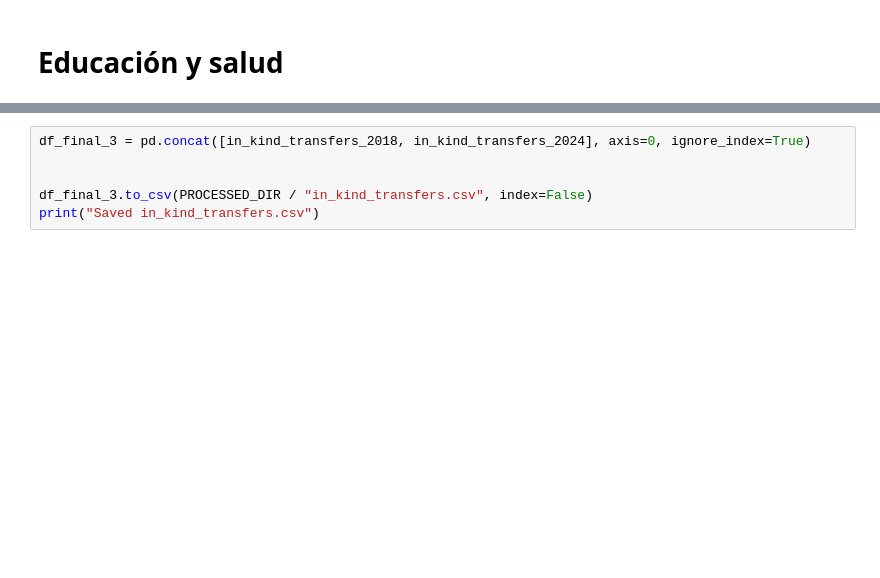
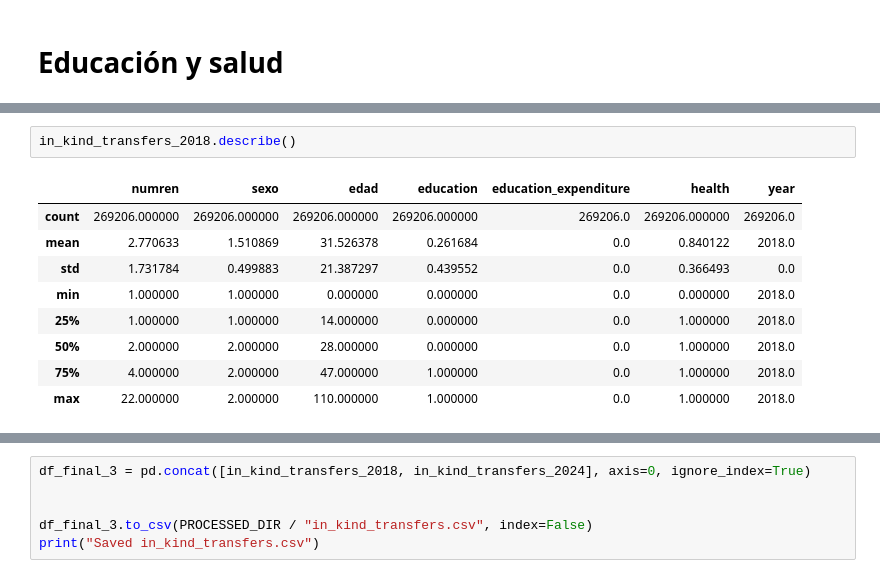
Before and after one commit to JesusSanchezM/3.-Mapping-the-Fiscal-Burden, a Jupyter notebook: fiscal_incidence_project/notebooks/02_post_fiscal_final_income.ipynb, the cells around one changed output, grey strips where cells are left out. Drawn from its saved outputs; the diff is of its cells as text; blank space fills up the shorter version.

```diff
--- a/fiscal_incidence_project/notebooks/02_post_fiscal_final_income.ipynb
+++ b/fiscal_incidence_project/notebooks/02_post_fiscal_final_income.ipynb
@@ -496,3 +598,15 @@ in_kind_transfers_2018.head()
+# %%
+in_kind_transfers_2018.describe()
+# %% [output]
+|  | numren | sexo | edad | education | education_expenditure | health | year |
+| count | 269206.000000 | 269206.000000 | 269206.000000 | 269206.000000 | 269206.0 | 269206.000000 | 269206.0 |
+| mean | 2.770633 | 1.510869 | 31.526378 | 0.261684 | 0.0 | 0.840122 | 2018.0 |
+| std | 1.731784 | 0.499883 | 21.387297 | 0.439552 | 0.0 | 0.366493 | 0.0 |
+| min | 1.000000 | 1.000000 | 0.000000 | 0.000000 | 0.0 | 0.000000 | 2018.0 |
+| 25% | 1.000000 | 1.000000 | 14.000000 | 0.000000 | 0.0 | 1.000000 | 2018.0 |
+| 50% | 2.000000 | 2.000000 | 28.000000 | 0.000000 | 0.0 | 1.000000 | 2018.0 |
+| 75% | 4.000000 | 2.000000 | 47.000000 | 1.000000 | 0.0 | 1.000000 | 2018.0 |
+| max | 22.000000 | 2.000000 | 110.000000 | 1.000000 | 0.0 | 1.000000 | 2018.0 |
 # %%
 import pandas as pd
 import numpy as np
```
Also changed, not shown: parts of 5 cells of this notebook, 2 other files.
